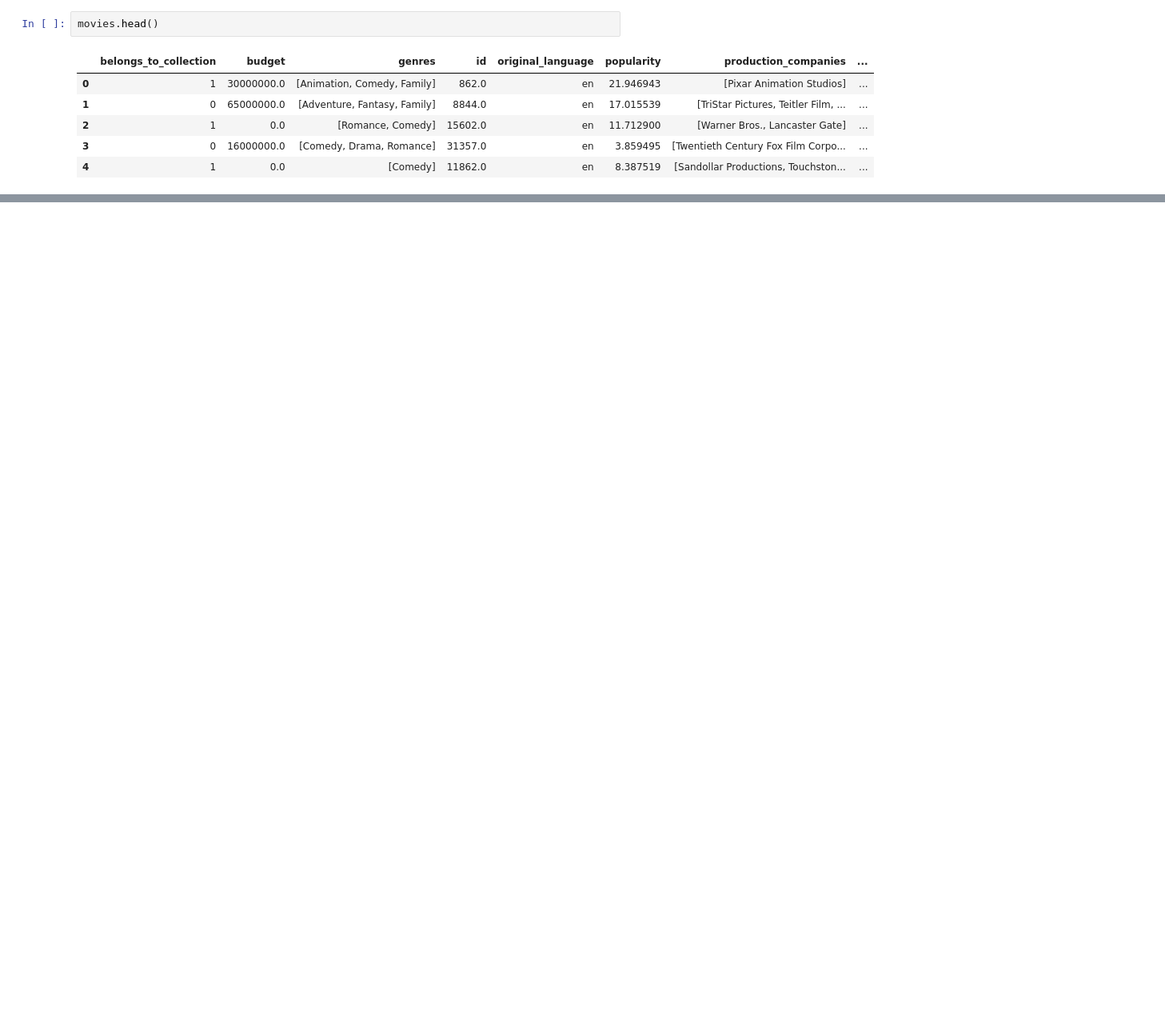
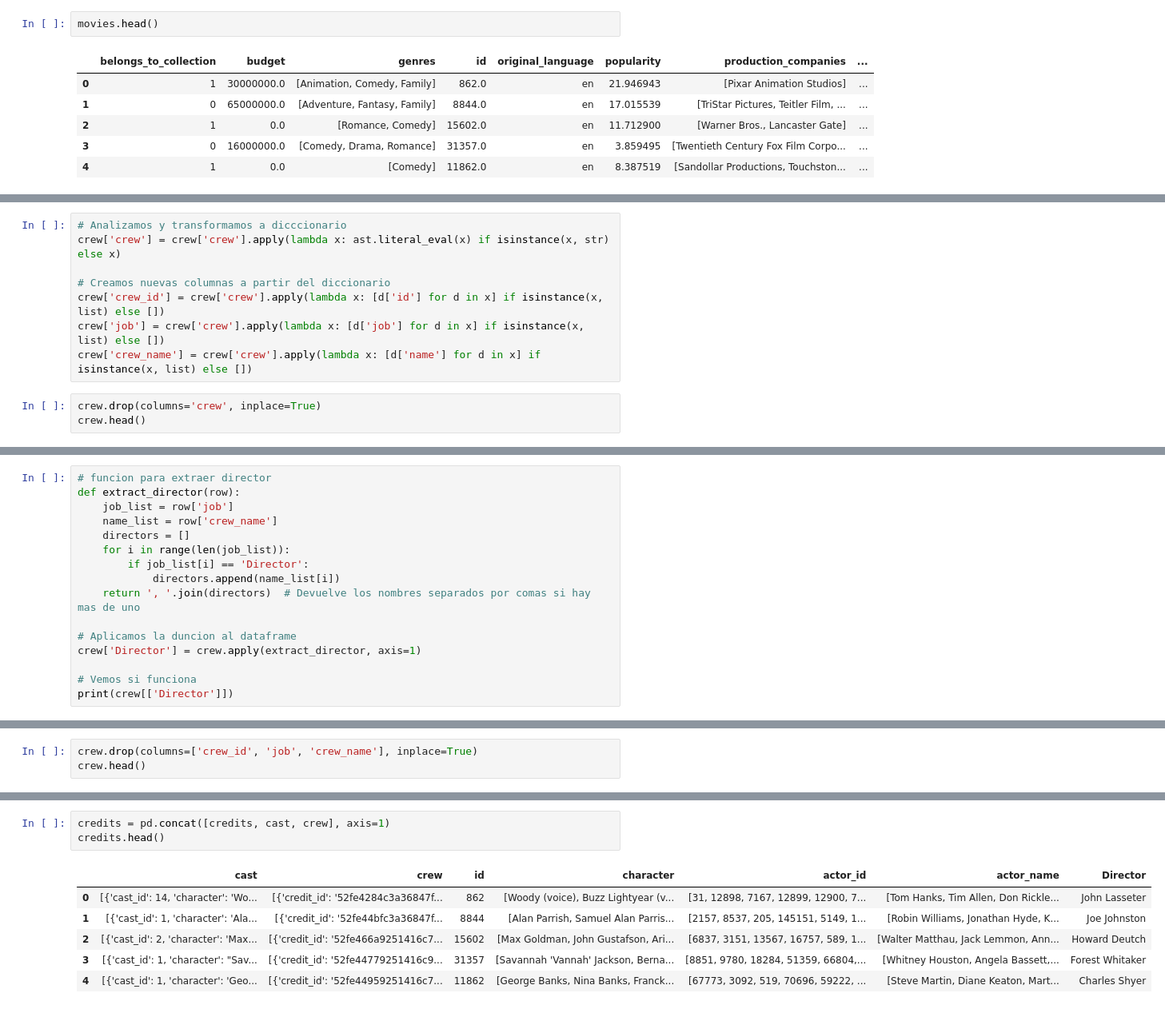
Before and after one commit to Engg13/PI_ML_OPS-mio, a Jupyter notebook: ETL.ipynb, the cells around one changed output, grey strips where cells are left out. Shown at 80% size. Cells and saved outputs as stored; diff of their text form; blank space fills up the shorter version.

```diff
--- a/ETL.ipynb
+++ b/ETL.ipynb
@@ -292,0 +259,11 @@ plt.show()
+# %%
+# Analizamos y transformamos a dicccionario
+crew['crew'] = crew['crew'].apply(lambda x: ast.literal_eval(x) if isinstance(x, str) else x)
+
+# Creamos nuevas columnas a partir del diccionario
+crew['crew_id'] = crew['crew'].apply(lambda x: [d['id'] for d in x] if isinstance(x, list) else [])
+crew['job'] = crew['crew'].apply(lambda x: [d['job'] for d in x] if isinstance(x, list) else [])
+crew['crew_name'] = crew['crew'].apply(lambda x: [d['name'] for d in x] if isinstance(x, list) else [])
+# %%
+crew.drop(columns='crew', inplace=True)
+crew.head()
@@ -292,0 +277,16 @@ plt.show()
+# %%
+# funcion para extraer director
+def extract_director(row):
+    job_list = row['job']
+    name_list = row['crew_name']
+    directors = []
+    for i in range(len(job_list)):
+        if job_list[i] == 'Director':
+            directors.append(name_list[i])
+    return ', '.join(directors)  # Devuelve los nombres separados por comas si hay mas de uno
+
+# Aplicamos la duncion al dataframe
+crew['Director'] = crew.apply(extract_director, axis=1)
+
+# Vemos si funciona
+print(crew[['Director']])
@@ -292,0 +308,3 @@ plt.show()
+# %%
+crew.drop(columns=['crew_id', 'job', 'crew_name'], inplace=True)
+crew.head()
@@ -292,0 +318,10 @@ plt.show()
+# %%
+credits = pd.concat([credits, cast, crew], axis=1)
+credits.head()
+# %% [output]
+|  | cast | crew | id | character | actor_id | actor_name | Director |
+| 0 | [{'cast_id': 14, 'character': 'Wo... | [{'credit_id': '52fe4284c3a36847f... | 862 | [Woody (voice), Buzz Lightyear (v... | [31, 12898, 7167, 12899, 12900, 7... | [Tom Hanks, Tim Allen, Don Rickle... | John Lasseter |
+| 1 | [{'cast_id': 1, 'character': 'Ala... | [{'credit_id': '52fe44bfc3a36847f... | 8844 | [Alan Parrish, Samuel Alan Parris... | [2157, 8537, 205, 145151, 5149, 1... | [Robin Williams, Jonathan Hyde, K... | Joe Johnston |
+| 2 | [{'cast_id': 2, 'character': 'Max... | [{'credit_id': '52fe466a9251416c7... | 15602 | [Max Goldman, John Gustafson, Ari... | [6837, 3151, 13567, 16757, 589, 1... | [Walter Matthau, Jack Lemmon, Ann... | Howard Deutch |
+| 3 | [{'cast_id': 1, 'character': "Sav... | [{'credit_id': '52fe44779251416c9... | 31357 | [Savannah 'Vannah' Jackson, Berna... | [8851, 9780, 18284, 51359, 66804,... | [Whitney Houston, Angela Bassett,... | Forest Whitaker |
+| 4 | [{'cast_id': 1, 'character': 'Geo... | [{'credit_id': '52fe44959251416c7... | 11862 | [George Banks, Nina Banks, Franck... | [67773, 3092, 519, 70696, 59222, ... | [Steve Martin, Diane Keaton, Mart... | Charles Shyer |
```
Also changed, not shown: parts of 20 cells of this notebook, 2 other files.
